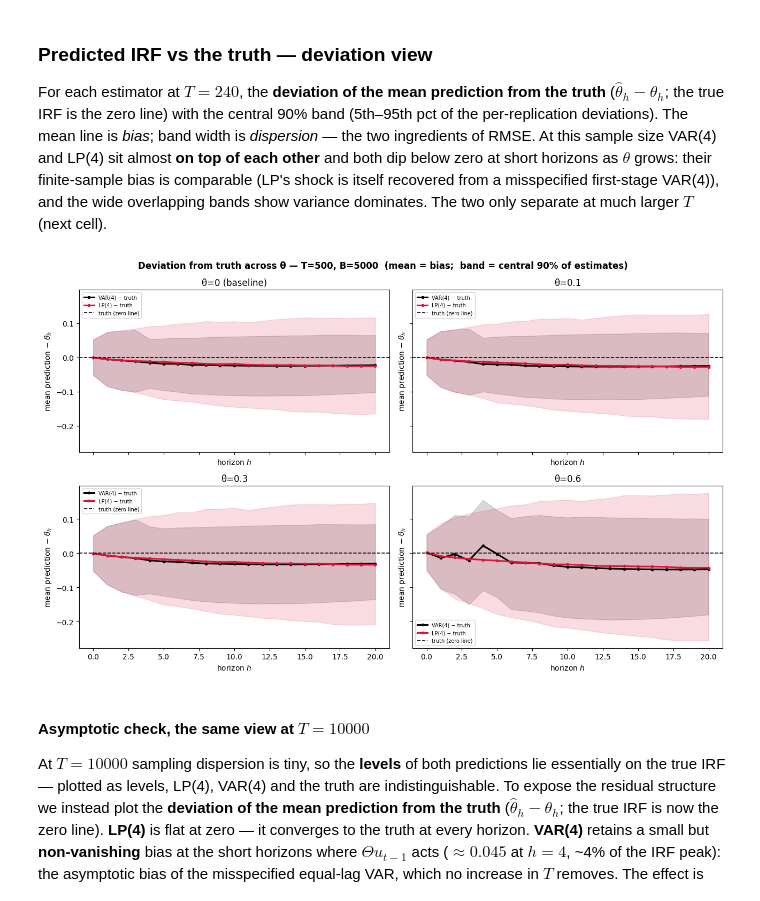
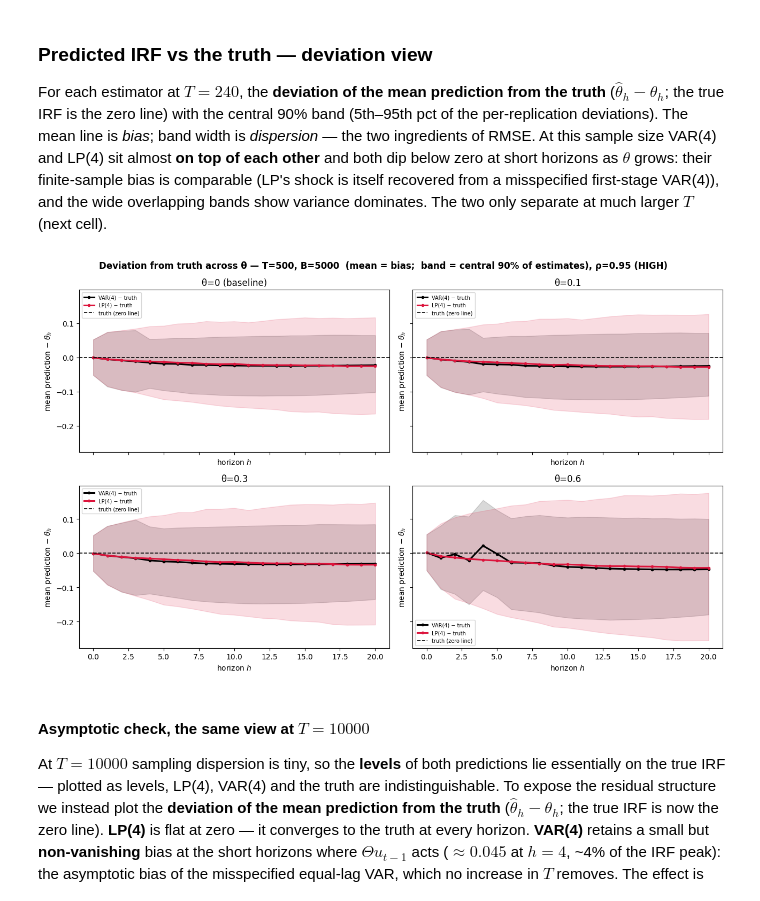
Before and after one commit to Aaron030/Monte_Carlo-LP_vs_VAR, a Jupyter notebook: experiments/Extension_Dynamic_MisSpec.ipynb, the cells around one changed output. Cells and saved outputs as stored; diff of their text form; code cells hidden in the pictures.

```diff
--- a/experiments/Extension_Dynamic_MisSpec.ipynb
+++ b/experiments/Extension_Dynamic_MisSpec.ipynb
@@ -171,40 +184,3 @@ fig.tight_layout(); plt.show()
 ## 4. The misspecification channel — finite-sample vs asymptotic bias
 
 Where does the MA term bite, and does LP's theoretical robustness actually help? **Left** ($T=240$, strongest $\theta=0.6$): in finite samples VAR(4) and LP(4) carry **comparable** bias — LP's asymptotic robustness is swamped by finite-sample noise, and its shock is itself identified from a *misspecified* first-stage VAR(4). **Right** (a dedicated large-$T$ probe, $T=4000$): the Ch. 4 theory becomes visible — the equal-lag **VAR(4)** cannot represent the VARMA(4,1), so its bias settles at a **non-zero asymptotic floor**, while **LP(4)** is asymptotically unbiased \[olea2025local\] and collapses to ≈0 at every horizon. The separation emerges only far beyond the empirically relevant $T\le500$, which is why VAR(4) keeps its RMSE edge throughout §3.
-# %%
-from joblib import Parallel, delayed
-
-fig, (a1, a2) = plt.subplots(1, 2, figsize=(14, 4.8), sharey=True)
-
-# (left) finite-sample bias by horizon at T_SHOW, θ=0.6: VAR(4) ≈ LP(4)
-for nm, c in [("VAR(4)", "black"), ("LP(4)", "crimson")]:
-    bias = np.nanmean(results[(0.6, T_SHOW)]["irfs"][nm], axis=0) - truth_byTheta[0.6]
-    a1.plot(hgrid, bias, "o-", ms=3, color=c, label=nm)
-a1.axhline(0, color="k", lw=0.5)
-a1.set_title(f"Finite sample (T={T_SHOW}, θ=0.6): comparable bias")
-a1.set_xlabel("horizon $h$"); a1.set_ylabel(r"bias $=\overline{\hat\theta_h}-\theta_h$")
-a1.legend(fontsize=8)
-
-# (right) dedicated large-T probe at θ=0.6: the asymptotic separation (Ch. 4 theory).
-TH_A, T_ASY, N_ASY = 0.6, 10000, 2000            # large T to expose VAR(4)'s asymptotic bias floor
-spec_a, tr_a = DGPS[TH_A], truth_byTheta[TH_A]
-
-
-def _bias_rep(seed):
-    rng = np.random.default_rng(seed)
-    y = simulate_varma(spec_a, T_ASY, rng)
-    with np.errstate(divide="ignore", over="ignore", invalid="ignore"):
-        return estimate_var_irf(y, 4, H), estimate_lp_irf(y, 4, H)
-
-
-seeds = np.random.SeedSequence(42).spawn(N_ASY)
-out = Parallel(n_jobs=-1)(delayed(_bias_rep)(s) for s in seeds)
-for nm, idx, c in [("VAR(4)", 0, "black"), ("LP(4)", 1, "crimson")]:
-    bias = np.nanmean([o[idx] for o in out], axis=0) - tr_a
-    a2.plot(hgrid, bias, "o-", ms=3, color=c, label=nm)
-a2.axhline(0, color="k", lw=0.5)
-a2.set_title(f"Large T={T_ASY} (θ={TH_A}, B={N_ASY}): VAR(4) floors, LP(4)→0")
-a2.set_xlabel("horizon $h$"); a2.legend(fontsize=8)
-fig.suptitle("Misspecification bias: comparable in finite samples, but only VAR(4) keeps a non-zero asymptotic bias",
-             fontweight="bold")
-fig.tight_layout(); plt.show()
@@ -217,25 +191,27 @@ For each estimator at $T=240$, the **deviation of the mean prediction from the t
 # %%
 selp = ["VAR(4)", "LP(4)"]
 colp = {"VAR(4)": "black", "LP(4)": "crimson"}
 
 fig, axes = plt.subplots(2, 2, figsize=(13, 8), sharex=True, sharey=True)
 for ax, th in zip(axes.ravel(), THETAS):
     tr = truth_byTheta[th]
     for nm in selp:
         dev = results[(th, T_SHOW)]["irfs"][nm] - tr      # deviation from truth, per replication
         mean = np.nanmean(dev, axis=0)
         lo, hi = np.nanpercentile(dev, [5, 95], axis=0)
         ax.fill_between(hgrid, lo, hi, color=colp[nm], alpha=0.15)
         ax.plot(hgrid, mean, "o-", ms=3, color=colp[nm], lw=2.2, label=f"{nm} − truth")
     ax.axhline(0, color="k", lw=1.2, ls="--", label="truth (zero line)")
     ttl = "θ=0 (baseline)" if th == 0 else f"θ={th}"
     ax.set_title(ttl); ax.set_xlabel("horizon $h$")
     ax.set_ylabel(r"mean prediction $-\ \theta_h$"); ax.legend(fontsize=7)
 fig.suptitle(f"Deviation from truth across θ — T={T_SHOW}, B={N_REPS}  "
-             f"(mean = bias;  band = central 90% of estimates)", fontweight="bold")
-fig.tight_layout(); plt.show()
+             f"(mean = bias;  band = central 90% of estimates), ρ={RHO} ({Scenario})", fontweight="bold")
+fig.tight_layout()
+plt.savefig(f"../figures/Dynamic_MisSpec/{Scenario}_LIMITED_DEVIATION.png")
+plt.show()
 # %% [output]
-[figure, old version]
+[figure, new version]
 # %% [markdown]
 #### Asymptotic check, the same view at $T=10000$
 
```
Also changed, not shown: parts of 9 cells of this notebook.
